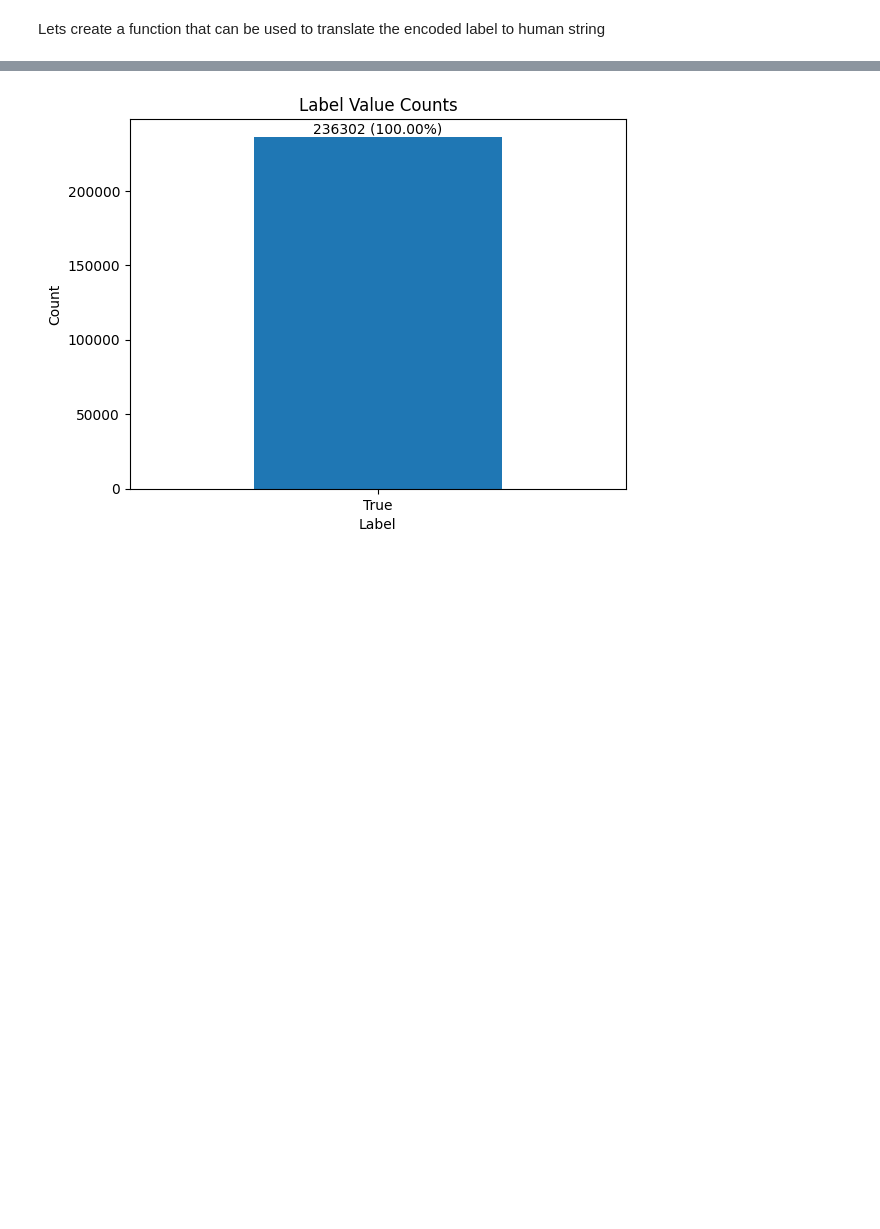
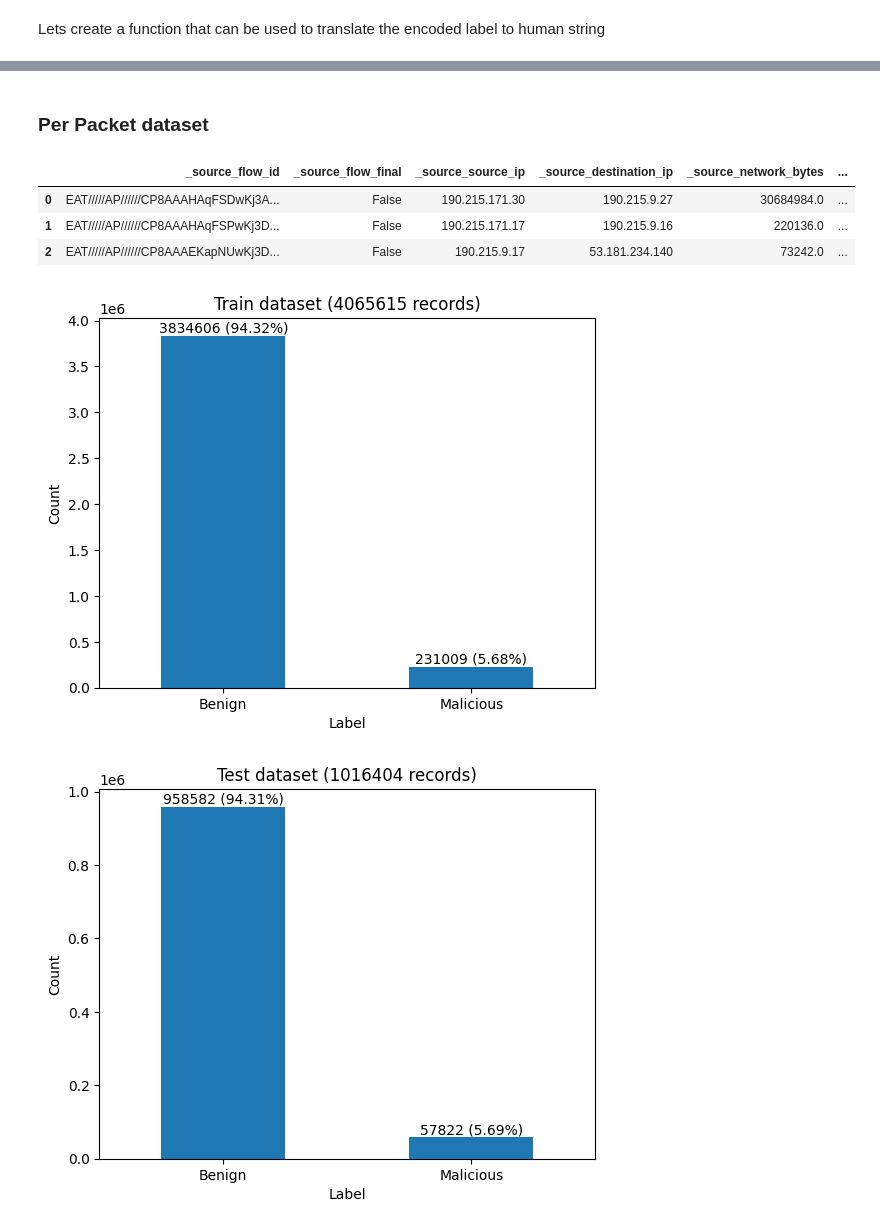
Before and after one commit to Fowthy/SueAI, a Jupyter notebook: data/datapreprocessing.ipynb, the cells around one changed output, grey strips where cells are left out. Saved outputs shown, nothing was run; the diff lists cells and outputs as text; code cells hidden in the pictures; blank space fills up the shorter version.

```diff
--- a/data/datapreprocessing.ipynb
+++ b/data/datapreprocessing.ipynb
@@ -414,21 +425,39 @@ plt.show()
 # %%
-value_counts = result_df['_source_flow_final'].value_counts()
+def show_label_split(df, title = ""):
+    value_counts = df['label'].value_counts()
+    fig, ax = plt.subplots()
 
-fig, ax = plt.subplots()
+    value_counts.plot(kind='bar', ax=ax)
 
-value_counts.plot(kind='bar', ax=ax)
+    total_samples = len(df)
+    percentages = (value_counts / total_samples) * 100
 
-total_samples = len(result_df)
-percentages = (value_counts / total_samples) * 100
+    for i, count in enumerate(value_counts):
+        ax.text(i, count, f'{count} ({percentages.iloc[i]:.2f}%)', ha='center', va='bottom')
 
-for i, count in enumerate(value_counts):
-    ax.text(i, count, f'{count} ({percentages[i]:.2f}%)', ha='center', va='bottom')
+    ax.set_title(f'{title} ({len(df)} records)')
+    ax.set_xlabel('Label')
+    ax.set_ylabel('Count')
+    ax.set_xticklabels(['Benign', 'Malicious'])
+    plt.xticks(rotation=0)
 
-ax.set_title('Label Value Counts')
-ax.set_xlabel('Label')
-ax.set_ylabel('Count')
-plt.xticks(rotation=0)
-
-plt.show()
+    plt.show()
-# %% [output]
-[figure, removed]
+# %% [markdown]
+### Per Packet dataset
+# %%
+df = pd.read_csv(data_dir + 'merged_cleaned_encoded_data.csv')
+df.head(3)
+# %% [output]
+|  | _source_flow_id | _source_flow_final | _source_source_ip | _source_destination_ip | _source_network_bytes | ... |
+| 0 | EAT/////AP//////CP8AAAHAqFSDwKj3A... | False | 190.215.171.30 | 190.215.9.27 | 30684984.0 | ... |
+| 1 | EAT/////AP//////CP8AAAHAqFSPwKj3D... | False | 190.215.171.17 | 190.215.9.16 | 220136.0 | ... |
+| 2 | EAT/////AP//////CP8AAAEKapNUwKj3D... | False | 190.215.9.17 | 53.181.234.140 | 73242.0 | ... |
+# %%
+train_df = df.sample(frac = 0.8)
+test_df = df.drop(train_df.index)
+# %%
+show_label_split(train_df, "Train dataset")
+show_label_split(test_df, "Test dataset")
+# %% [output]
+[figure, added]
+[figure, added]
```
Also changed, not shown: parts of 15 cells of this notebook, 6 other files.
